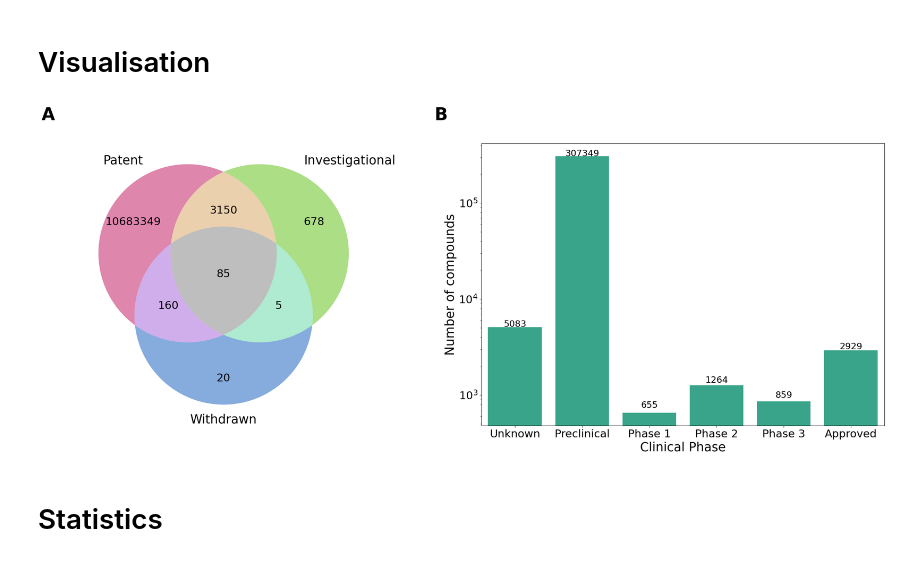
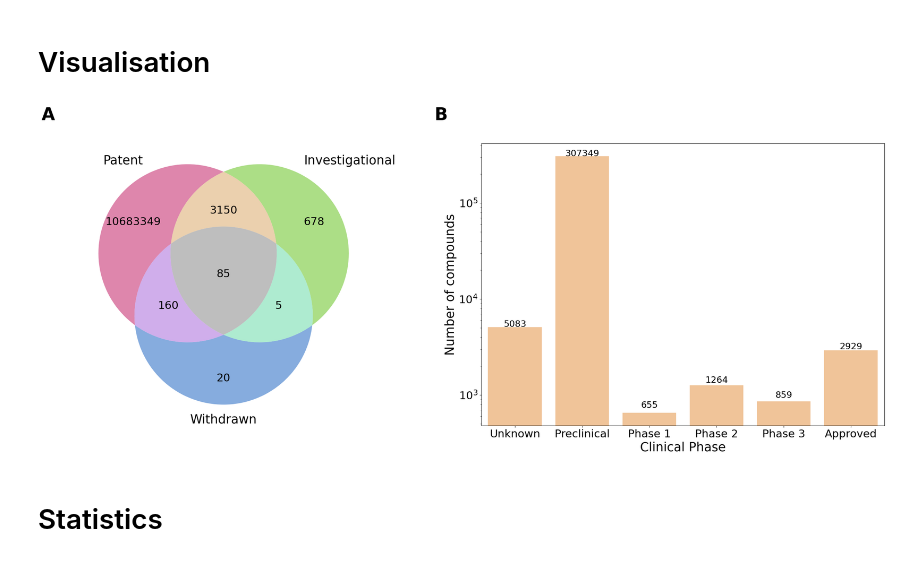
Before and after one commit to Fraunhofer-ITMP/patent-clinical-candidate-characteristics, a Jupyter notebook: notebooks/3_4_clinical_stage.ipynb, the cells around one changed output. Saved outputs shown, nothing was run; the diff lists cells and outputs as text; code cells hidden in the pictures.

Commit message:
update figure 7

```diff
--- a/notebooks/3_4_clinical_stage.ipynb
+++ b/notebooks/3_4_clinical_stage.ipynb
@@ -130,35 +130,35 @@ plt.subplot(1, 2, 2)
 order = ['Unknown', 'Preclinical', 'Phase 1', 'Phase 2', 'Phase 3', 'Approved']
 ax = sns.barplot(
     data=clincal_stage_df,
     x= 'Phase',
     y= 'Count',
     order=order,
-    color='#27b692'
+    color='#ffc48a'
 )
 
 for p in ax.patches:
     _x = p.get_x() + p.get_width() / 2
     _y = p.get_y() + p.get_height() + 80
     value = int(p.get_height())
     ax.text(_x, _y, value, ha="center", fontsize=18)
 
 plt.xticks(fontsize=22)
 plt.yticks(fontsize=22)
 plt.ylabel('Number of compounds', fontsize=25)
 plt.yscale('log')
 plt.xlabel('Clinical Phase', fontsize=25)
 plt.text(
     -0.1, 1.1, string.ascii_uppercase[1],
     size=35, weight='bold', horizontalalignment='center',
     verticalalignment='center', transform = plt.gca().transAxes
 )
 
 plt.tight_layout()
 plt.savefig(f'{FIGURE_DIR}/figure_7.png', dpi=400)
 
 plt.show()
 # %% [output]
-[figure, old version]
+[figure, new version]
 # %% [markdown]
 # Statistics
 # %%
```
Also changed, not shown: 1 other file.
